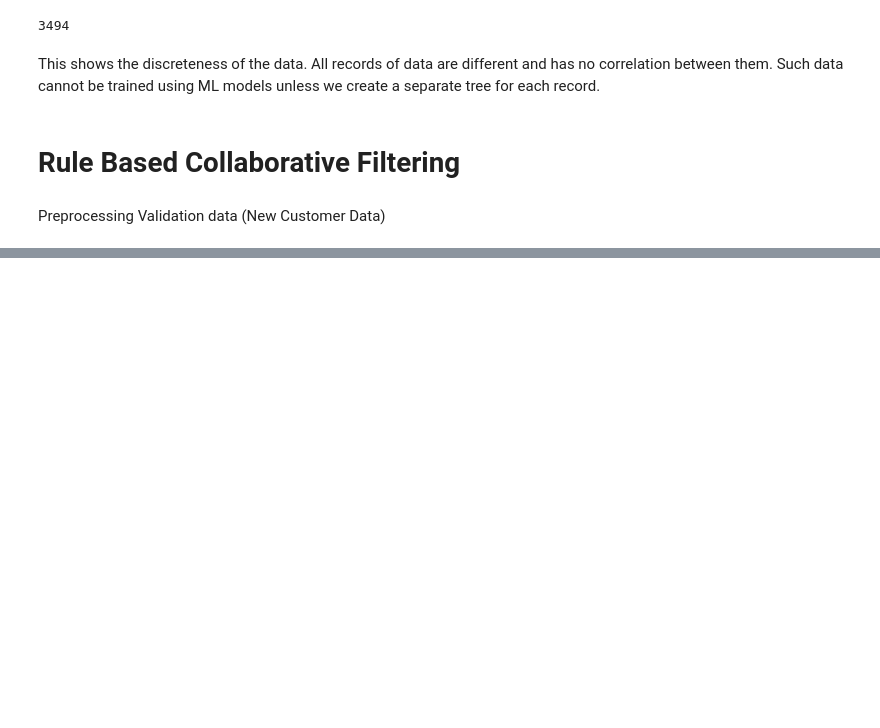
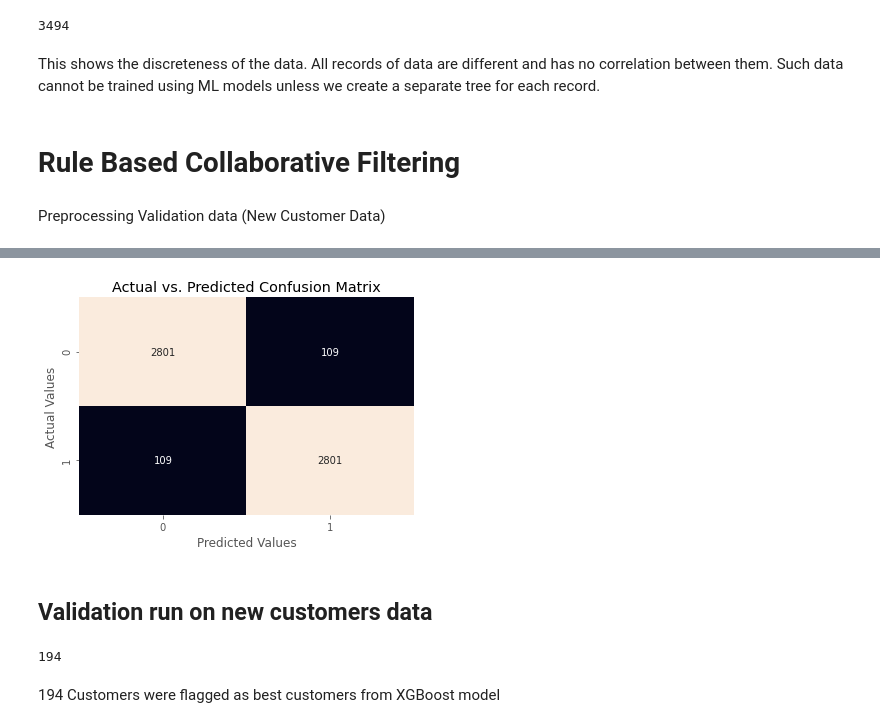
Before and after one commit to Arijit-datascience/Customer-Segmentation, a Jupyter notebook: customer_segmentation.ipynb, the cells around one changed output, grey strips where cells are left out. Cells and saved outputs as stored; diff of their text form; code cells hidden in the pictures; blank space fills up the shorter version.

```diff
--- a/customer_segmentation.ipynb
+++ b/customer_segmentation.ipynb
@@ -760,0 +837,4 @@ Name: first_name, dtype: int64
+# %%
+X_train_sm = pd.DataFrame(X_train_sm)
+X_train_sm.columns = ['age_bucket_cat', 'gender_cat', 'job_title_cat', 'job_industry_category_cat', 'wealth_segment_cat', 'owns_car_cat', 'postcode_cat', 'state_cat', 'past3Y_bike_cat', 'tenure_bucket_cat']
+X_train_sm.head()
@@ -760,0 +991,25 @@ Name: first_name, dtype: int64
+# %%
+def create_conf_mat(test_class_set, predictions):
+    """Function returns confusion matrix comparing two arrays"""
+    if (len(test_class_set.shape) != len(predictions.shape) == 1):
+        return print('Arrays entered are not 1-D.\nPlease enter the correctly sized sets.')
+    elif (test_class_set.shape != predictions.shape):
+        return print('Number of values inside the Arrays are not equal to each other.\nPlease make sure the array has the same number of instances.')
+    else:
+        # Set Metrics
+        test_crosstb_comp = pd.crosstab(index = test_class_set,
+                                        columns = predictions)
+        # Changed for Future deprecation of as_matrix
+        test_crosstb = test_crosstb_comp.values
+        return test_crosstb
+# %%
+conf_mat = create_conf_mat(y_train_sm, y_pred)
+sns.heatmap(conf_mat, annot=True, fmt='d', cbar=False)
+plt.xlabel('Predicted Values')
+plt.ylabel('Actual Values')
+plt.title('Actual vs. Predicted Confusion Matrix')
+plt.show()
+# %% [output]
+[figure, added]
+# %% [markdown]
+## Validation run on new customers data
@@ -760,0 +1020,6 @@ Name: first_name, dtype: int64
+# %%
+y_val.sum()
+# %% [output]
+194
+# %% [markdown]
+194 Customers were flagged as best customers from XGBoost model
```
Also changed, not shown: parts of 39 cells of this notebook.
